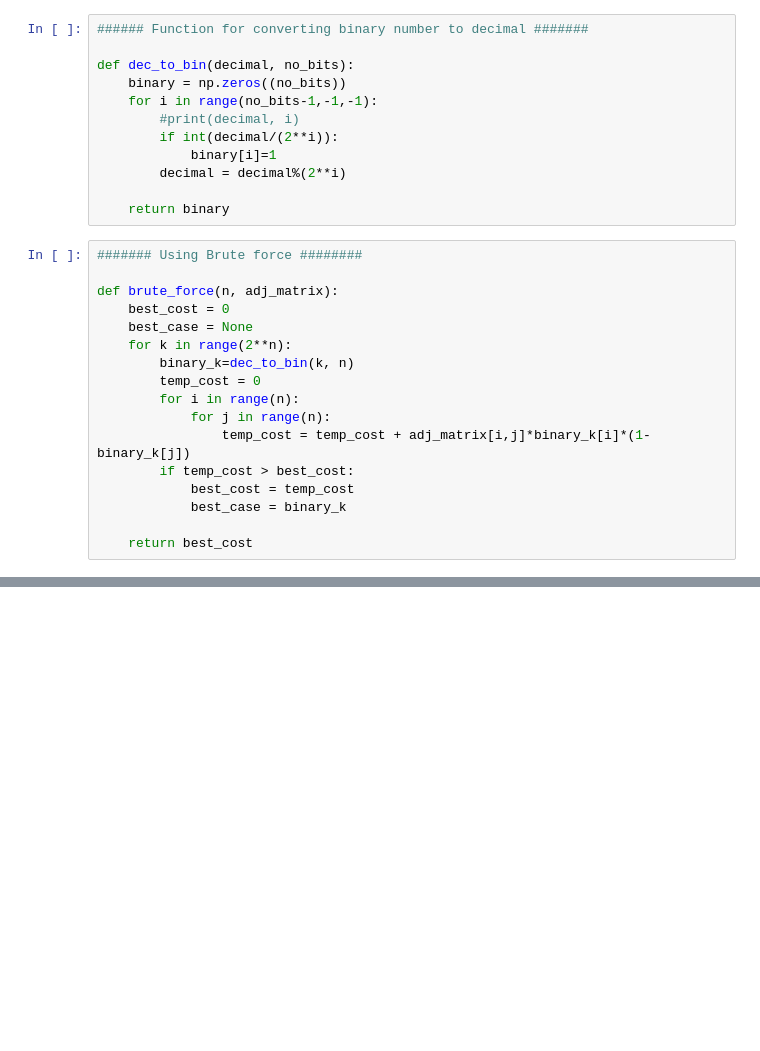
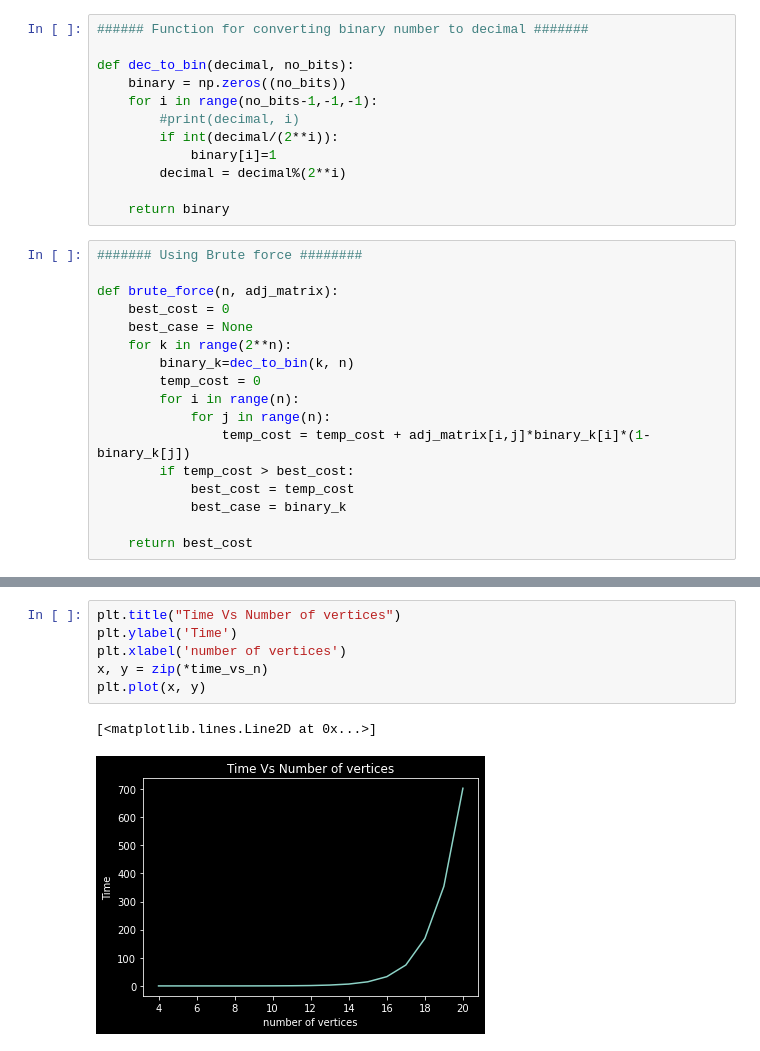
Before and after one commit to chit38/Benchmarking-Quantum-Algorithms-for-Combinatorial-Optimization-Problems, a Jupyter notebook: MaxCut_problem.ipynb, the cells around one changed output, grey strips where cells are left out. Saved outputs shown, nothing was run; the diff lists cells and outputs as text; blank space fills up the shorter version.

```diff
--- a/MaxCut_problem.ipynb
+++ b/MaxCut_problem.ipynb
@@ -68,0 +98,9 @@ plt.plot(x, y)
+# %%
+plt.title("Time Vs Number of vertices")
+plt.ylabel('Time')
+plt.xlabel('number of vertices')
+x, y = zip(*time_vs_n)
+plt.plot(x, y)
+# %% [output]
+[<matplotlib.lines.Line2D at 0x...>]
+[figure, added]
```
Also changed, not shown: parts of 2 cells of this notebook.
